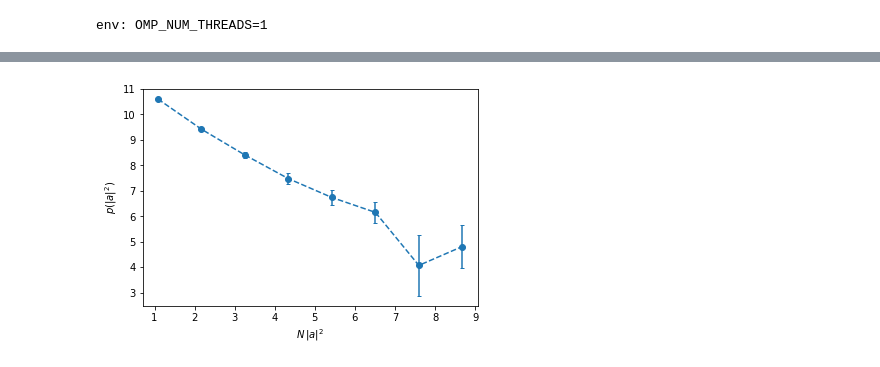
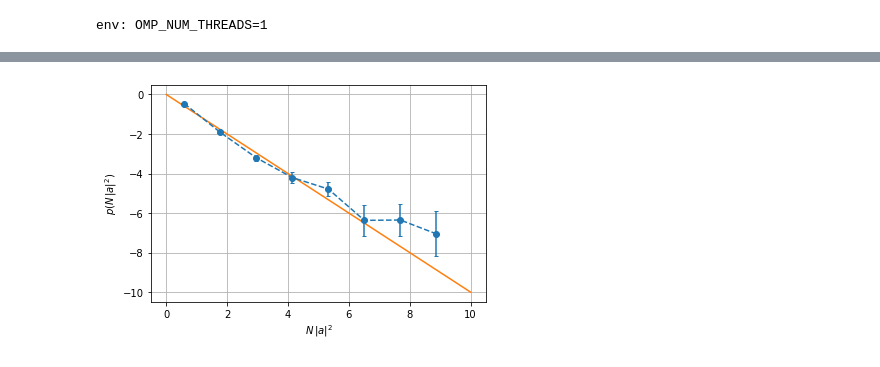
Before and after one commit to ngnrsaa/qflex, a Jupyter notebook: numerics/qFlex_4x4-grid.ipynb, the cells around one changed output, grey strips where cells are left out. Saved outputs shown, nothing was run; the diff lists cells and outputs as text; code cells hidden in the pictures.

```diff
--- a/numerics/qFlex_4x4-grid.ipynb
+++ b/numerics/qFlex_4x4-grid.ipynb
@@ -109,5 +109,5 @@ states = list(get_unique_states(len(qubits_map), num_amplitudes))
 
 with Pool(8) as pool:
     amplitudes = []
-    for i in pb(range(int(len(states)/32)+(len(states)%32>0))):
+    for i in range(int(len(states)/32)+(len(states)%32>0)):
         amplitudes.extend(pool.map(run_simulation, states[i*32:(i+1)*32]))
@@ -127,7 +125,7 @@ def bootstrap_hist_data(data, num_bins=10, density=False, fraction_boostrap=0.75
         hist_hits = hist_hits/len(data)
     var_hist_hits = hist_hits**2
 
-    for _ in pb(range(bootstrap_rep-1)):
+    for _ in range(bootstrap_rep-1):
         h,b = np.histogram(data[[np.random.randint(len(data)) for _ in range(n)]], bins=bins, density=density)
         if not density:
             h = h/len(data)
@@ -144,4 +142,5 @@ def bootstrap_hist_data(data, num_bins=10, density=False, fraction_boostrap=0.75
 a2 = np.array([np.abs(x[0][1])**2 for x in amplitudes])
 
 # Get bootstrapped histogram
-bins, hist_hits, var_hist_hits = bootstrap_hist_data(a2, num_bins=8, density=True)
+N = 2**(len(qubits_map))
+bins, hist_hits, var_hist_hits = bootstrap_hist_data(N * a2, num_bins=8, density=True)
@@ -150,8 +147,11 @@ bins, hist_hits, var_hist_hits = bootstrap_hist_data(a2, num_bins=8, density=Tru
 # %%
 # Compute Porter-Thomas distribution
-plt.errorbar(2**(len(qubits_map))*bins[1:], np.log(hist_hits), var_hist_hits/hist_hits, ls='--', marker='o', capsize=2)
+plt.errorbar((bins[1:] + bins[:-1]) / 2., np.log(hist_hits), var_hist_hits/hist_hits, ls='--', marker='o', capsize=2)
+xs = np.linspace(0, 10, 100)
+plt.plot(xs, -xs)
 plt.xlabel('$N\,|a|^2$')
-plt.ylabel('$p(|a|^2)$')
+plt.ylabel('$p(N\,|a|^2)$')
+plt.grid()
 plt.show()
 # %% [output]
-[figure, old version]
+[figure, new version]
```
Also changed, not shown: parts of 4 cells of this notebook, 1 other file.
